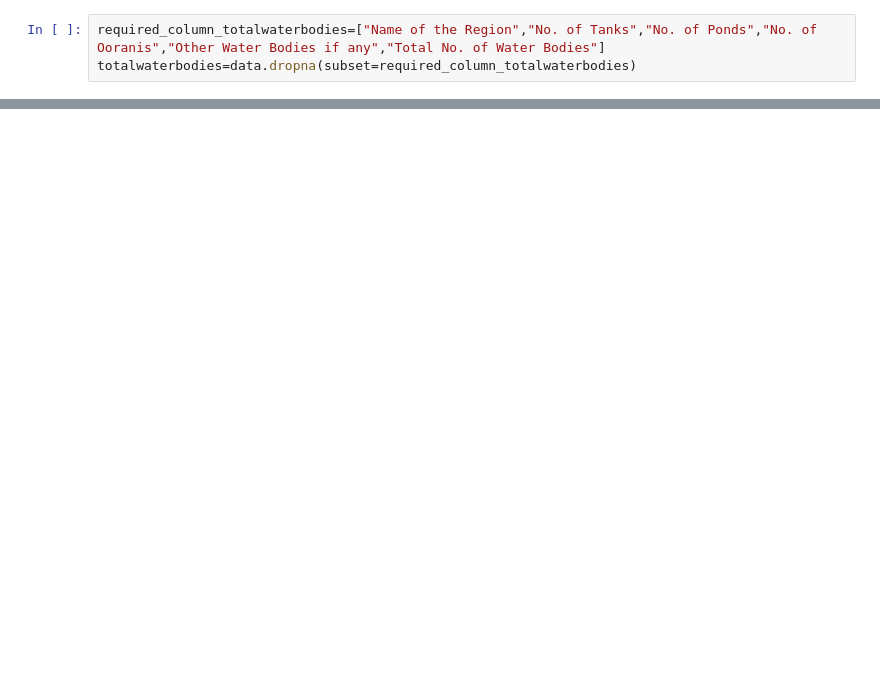
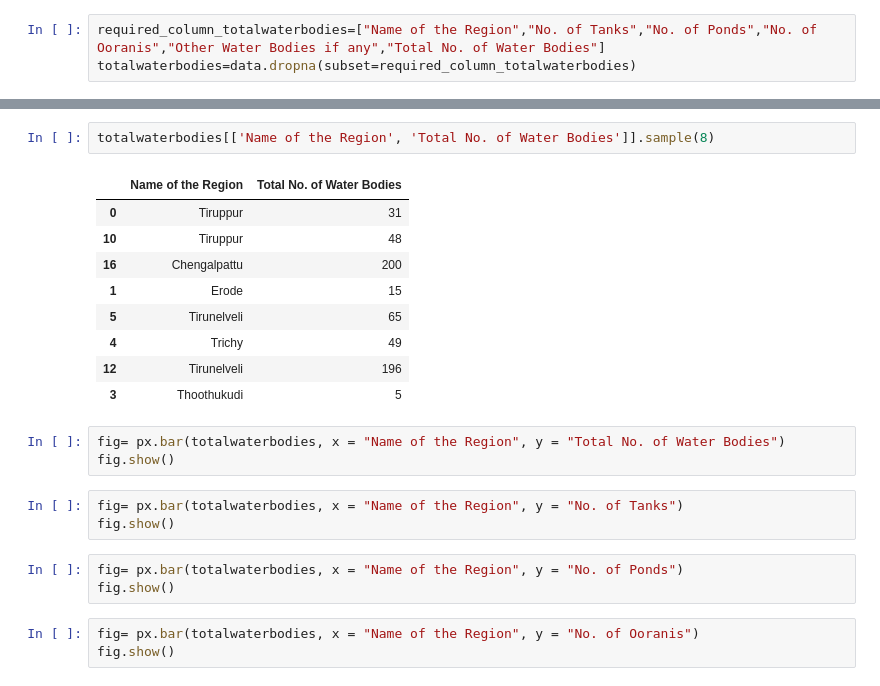
Before and after one commit to CS328-Spring-2022/writing-assignment-rishitha_sunny_abhinav, a Jupyter notebook: _notebooks/index.ipynb, the cells around one changed output, grey strips where cells are left out. Cells and saved outputs as stored; diff of their text form; blank space fills up the shorter version.

```diff
--- a/_notebooks/index.ipynb
+++ b/_notebooks/index.ipynb
@@ -41,0 +71,24 @@ totalwaterbodies=data.dropna(subset=required_column_totalwaterbodies)
+# %%
+totalwaterbodies[['Name of the Region', 'Total No. of Water Bodies']].sample(8)
+# %% [output]
+|  | Name of the Region | Total No. of Water Bodies |
+| 0 | Tiruppur | 31 |
+| 10 | Tiruppur | 48 |
+| 16 | Chengalpattu | 200 |
+| 1 | Erode | 15 |
+| 5 | Tirunelveli | 65 |
+| 4 | Trichy | 49 |
+| 12 | Tirunelveli | 196 |
+| 3 | Thoothukudi | 5 |
+# %%
+fig= px.bar(totalwaterbodies, x = "Name of the Region", y = "Total No. of Water Bodies")
+fig.show()
+# %%
+fig= px.bar(totalwaterbodies, x = "Name of the Region", y = "No. of Tanks")
+fig.show()
+# %%
+fig= px.bar(totalwaterbodies, x = "Name of the Region", y = "No. of Ponds")
+fig.show()
+# %%
+fig= px.bar(totalwaterbodies, x = "Name of the Region", y = "No. of Ooranis")
+fig.show()
```
Also changed, not shown: parts of 6 cells of this notebook, 1 other file.
